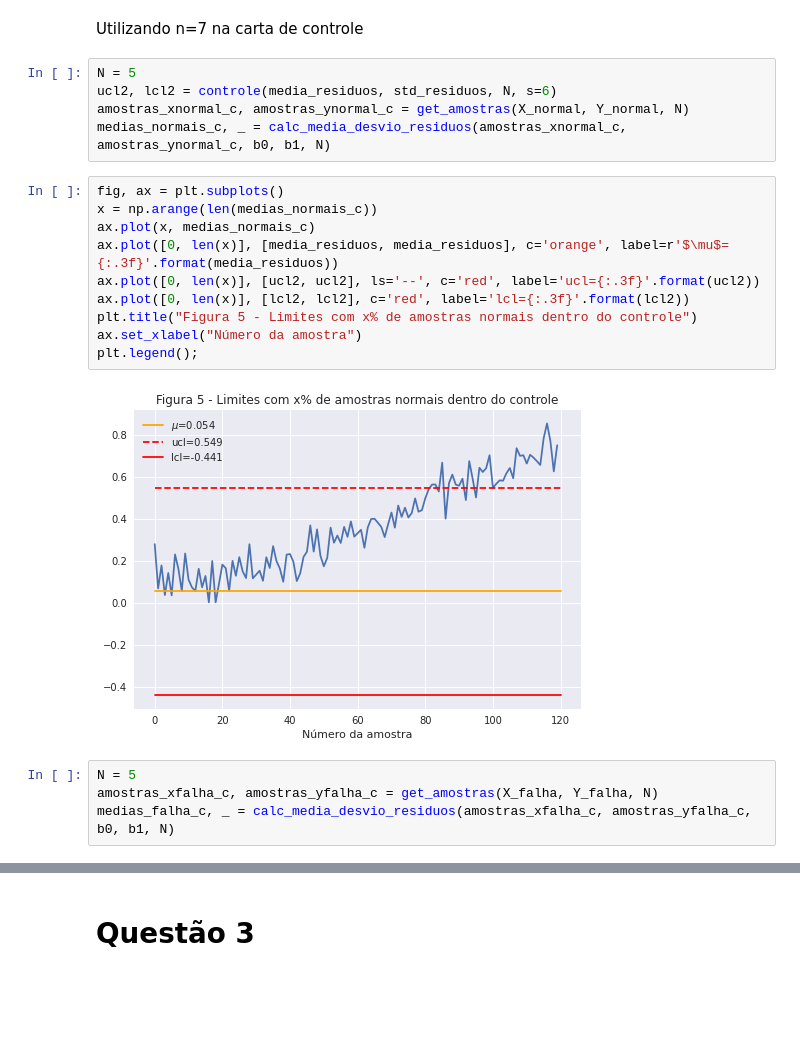
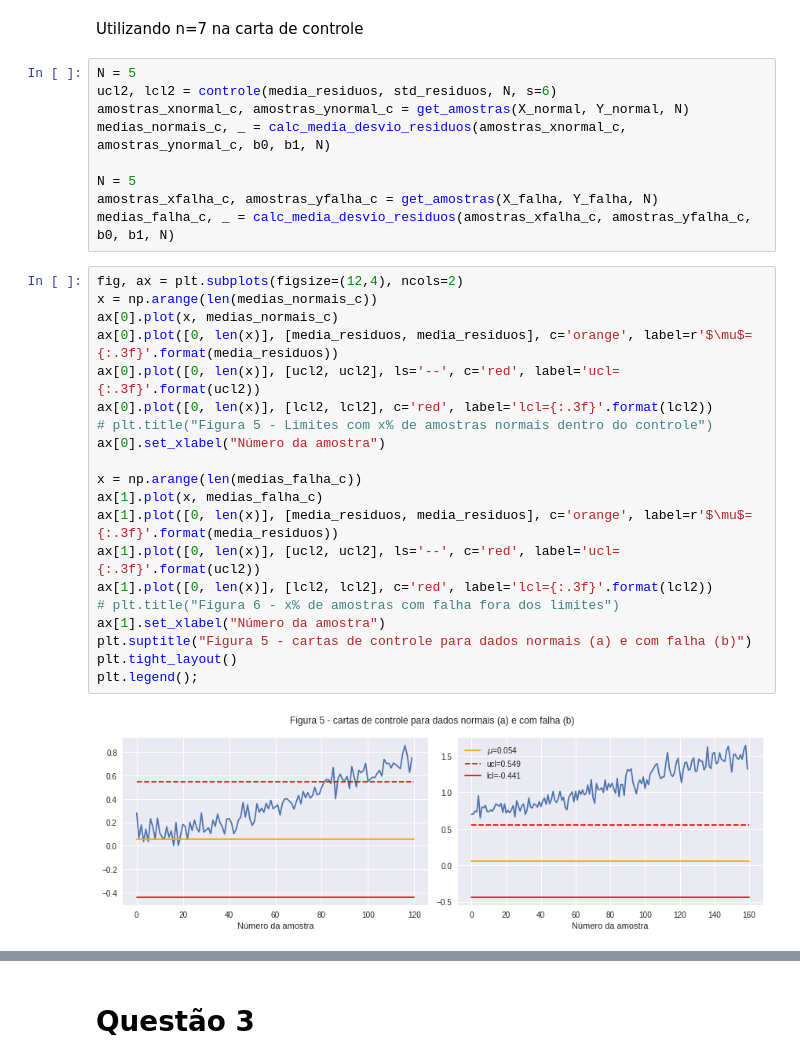
Before and after one commit to ifribeiro/TEI-EstApl, a Jupyter notebook: EPC10.ipynb, the cells around one changed output, grey strips where cells are left out. Saved outputs shown, nothing was run; the diff lists cells and outputs as text; blank space fills up the shorter version.

```diff
--- a/EPC10.ipynb
+++ b/EPC10.ipynb
@@ -185,19 +196,29 @@ N = 5
 ucl2, lcl2 = controle(media_residuos, std_residuos, N, s=6)
 amostras_xnormal_c, amostras_ynormal_c = get_amostras(X_normal, Y_normal, N)
 medias_normais_c, _ = calc_media_desvio_residuos(amostras_xnormal_c, amostras_ynormal_c, b0, b1, N)
+
+N = 5
+amostras_xfalha_c, amostras_yfalha_c = get_amostras(X_falha, Y_falha, N)
+medias_falha_c, _ = calc_media_desvio_residuos(amostras_xfalha_c, amostras_yfalha_c, b0, b1, N)
 # %%
-fig, ax = plt.subplots()
+fig, ax = plt.subplots(figsize=(12,4), ncols=2)
 x = np.arange(len(medias_normais_c))
-ax.plot(x, medias_normais_c)
-ax.plot([0, len(x)], [media_residuos, media_residuos], c='orange', label=r'$\mu$={:.3f}'.format(media_residuos))
-ax.plot([0, len(x)], [ucl2, ucl2], ls='--', c='red', label='ucl={:.3f}'.format(ucl2))
-ax.plot([0, len(x)], [lcl2, lcl2], c='red', label='lcl={:.3f}'.format(lcl2))
-plt.title("Figura 5 - Limites com x% de amostras normais dentro do controle")
-ax.set_xlabel("Número da amostra")
+ax[0].plot(x, medias_normais_c)
+ax[0].plot([0, len(x)], [media_residuos, media_residuos], c='orange', label=r'$\mu$={:.3f}'.format(media_residuos))
+ax[0].plot([0, len(x)], [ucl2, ucl2], ls='--', c='red', label='ucl={:.3f}'.format(ucl2))
+ax[0].plot([0, len(x)], [lcl2, lcl2], c='red', label='lcl={:.3f}'.format(lcl2))
+# plt.title("Figura 5 - Limites com x% de amostras normais dentro do controle")
+ax[0].set_xlabel("Número da amostra")
+
+x = np.arange(len(medias_falha_c))
+ax[1].plot(x, medias_falha_c)
+ax[1].plot([0, len(x)], [media_residuos, media_residuos], c='orange', label=r'$\mu$={:.3f}'.format(media_residuos))
+ax[1].plot([0, len(x)], [ucl2, ucl2], ls='--', c='red', label='ucl={:.3f}'.format(ucl2))
+ax[1].plot([0, len(x)], [lcl2, lcl2], c='red', label='lcl={:.3f}'.format(lcl2))
+# plt.title("Figura 6 - x% de amostras com falha fora dos limites")
+ax[1].set_xlabel("Número da amostra")
+plt.suptitle("Figura 5 - cartas de controle para dados normais (a) e com falha (b)")
+plt.tight_layout()
 plt.legend();
 # %% [output]
-[figure, old version]
+[figure, new version]
-# %%
-N = 5
-amostras_xfalha_c, amostras_yfalha_c = get_amostras(X_falha, Y_falha, N)
-medias_falha_c, _ = calc_media_desvio_residuos(amostras_xfalha_c, amostras_yfalha_c, b0, b1, N)
```
Also changed, not shown: parts of 20 cells of this notebook.
